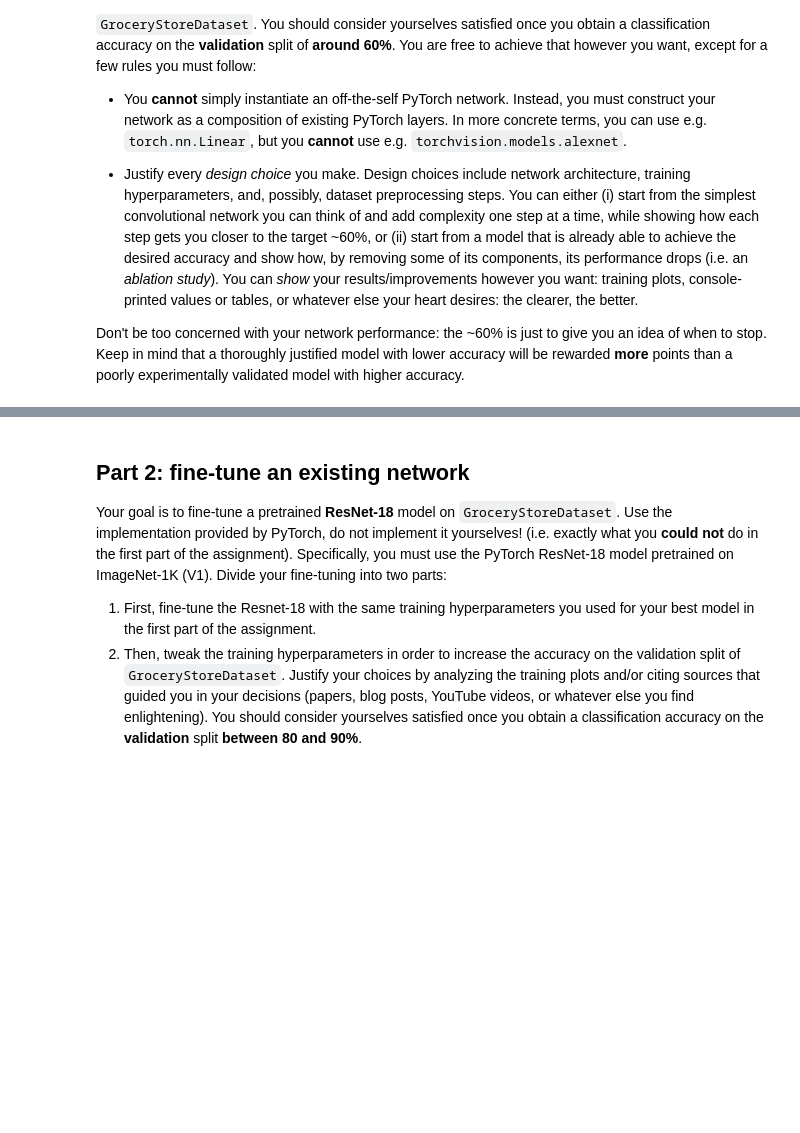
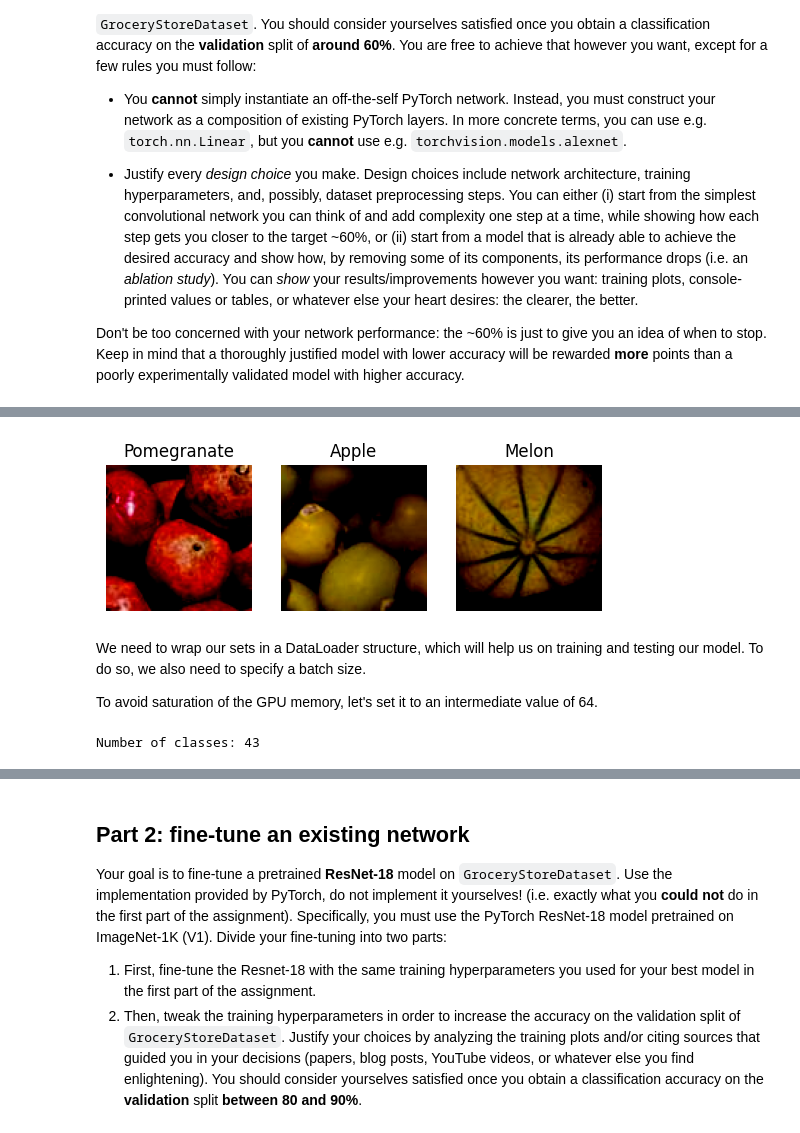
Before and after one commit to ncridlig/IPCV-UniBo, a Jupyter notebook: module2/assignment_module_2.ipynb, the cells around one changed output, grey strips where cells are left out. Drawn from its saved outputs; the diff is of its cells as text; code cells hidden in the pictures; blank space fills up the shorter version.

```diff
--- a/module2/assignment_module_2.ipynb
+++ b/module2/assignment_module_2.ipynb
@@ -364,0 +341,19 @@ with torch.no_grad():
+# %%
+transform = T.Compose([
+    T.ToTensor(),
+    T.CenterCrop((100,100)),
+    T.Normalize(mean=(0.5,0.5,0.5), std=(0.5,0.5,0.5))
+])
+
+train_dataset = GroceryStoreDataset(split='train', transform=transform)
+val_dataset = GroceryStoreDataset(split='val', transform=transform)
+test_dataset = GroceryStoreDataset(split='test', transform=transform)
+
+_, ax = plt.subplots(1, 3)
+
+for i, idx in enumerate([1024, 6, 524]):
+    img, label = train_dataset[idx]
+    ax[i].imshow(img.permute(1, 2, 0))
+    ax[i].set_title(label_to_name.get(label))
+    ax[i].axis("off")
+# %% [output]
@@ -364,0 +363,26 @@ with torch.no_grad():
+[figure, added]
+# %% [markdown]
+We need to wrap our sets in a DataLoader structure, which will help us on training and testing our model. To do so, we also need to specify a batch size.
+
+To avoid saturation of the GPU memory, let's set it to an intermediate value of 64.
+# %%
+batch_size = 64
+
+train_dl = DataLoader(
+    train_dataset,
+    batch_size=batch_size,
+    shuffle=True
+)
+val_dl = DataLoader(
+    val_dataset,
+    batch_size=batch_size
+)
+test_dl = DataLoader(
+    test_dataset,
+    batch_size=batch_size
+)
+
+n_classes = train_dataset.get_num_classes()
+print(f"Number of classes: {n_classes}")
+# %% [output]
+Number of classes: 43
```
Also changed, not shown: parts of 82 cells of this notebook, 3 other files.
